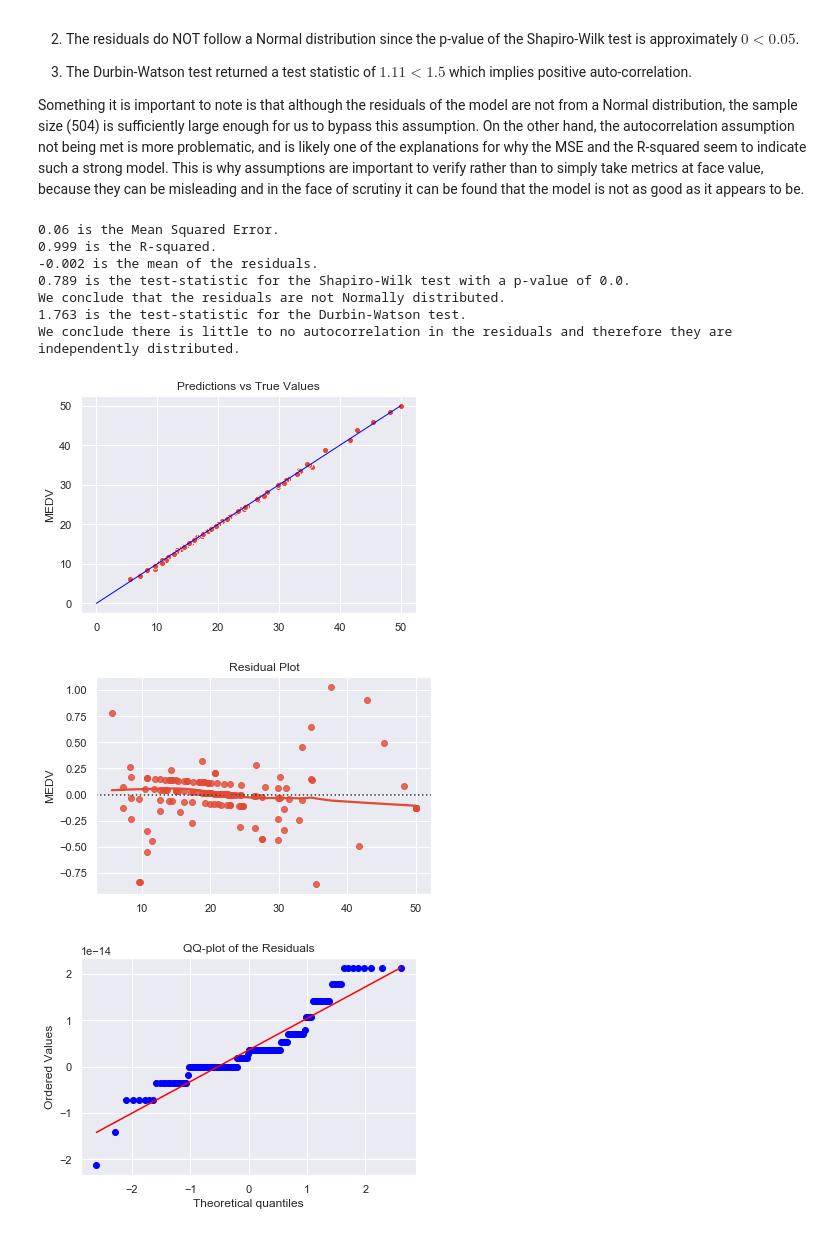
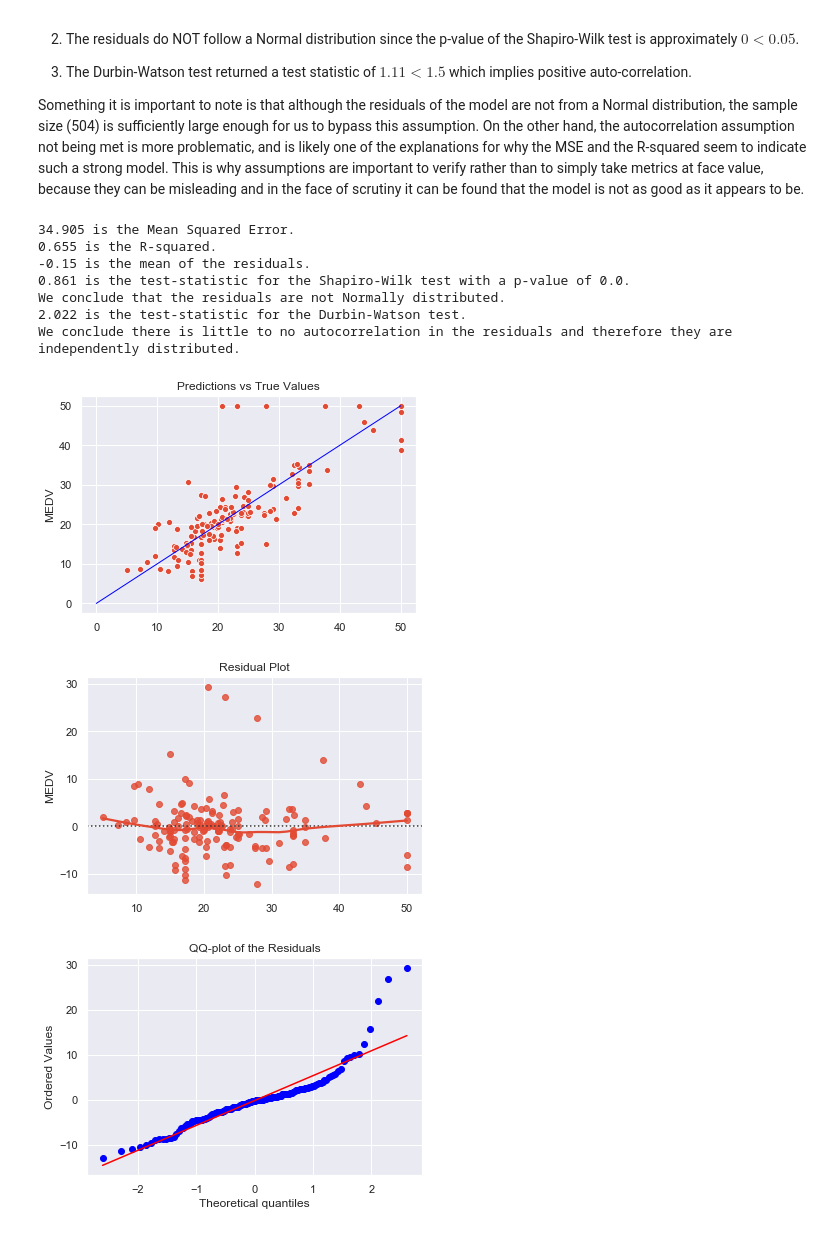
Before and after one commit to jstevenr/housing-price-regression, a Jupyter notebook: housing-prices.ipynb, the cells around one changed output. Cells and saved outputs as stored; diff of their text form; code cells hidden in the pictures.

```diff
--- a/housing-prices.ipynb
+++ b/housing-prices.ipynb
@@ -121,7 +124,7 @@ In supervised learning, particularly linear regression as we are utilizing here,
 # %%
 # Assigning the response variable as y and the target variables as X
 y = df['MEDV']
-X = df.drop('MEDV', axis = 1)
+X = pd.DataFrame(boston.data, columns = boston.feature_names)
 
 # drop features that are highly correlated with other features
 # matrix of absolute values of correlation
@@ -132,5 +135,6 @@ upper = corr_matrix.where(np.triu(np.ones(corr_matrix.shape), k=1).astype(np.boo
 
 # Find index of feature columns with correlation greater than 0.75
 to_drop = [column for column in upper.columns if any(upper[column] > 0.75)]
+to_drop.append('MEDV') # adding response variable to drop list
 print(to_drop)
 # %% [output]
@@ -208,20 +229,8 @@ X_test = scaler.transform(X_test)
 # %%
-# function that fits a regression model, prints MSE and R-squared, and returns predictions
-def fit_model(regr, X_train, y_train, y_test):
-    # fit model
-    model = regr.fit(X_train, y_train)
-    y_pred = model.predict(X_test)
+# function that finds the mean of the residuals, tests for Normality and independence
 
-    # Mean Squared Error
-    mse = round(mean_squared_error(y_test, y_pred), 3)
-    print("{} is the Mean Squared Error.".format(mse))
+def residual_tests(residuals):
 
-    # R-squared
-    r_squared = round(model.score(X_test, y_test), 3)
-    print("{} is the R-squared.".format(r_squared))
-
-    # Residuals
-    residuals = y_test - y_pred
     residuals_mean = round(np.mean(residuals), 3)
     print("{} is the mean of the residuals.".format(residuals_mean))
 
@@ -244,8 +253,6 @@ def fit_model(regr, X_train, y_train, y_test):
         print("We conclude there is positive autocorrelation in the residuals.")
     else:
         print("We conclude there is little to no autocorrelation in the residuals and therefore they are independently distributed.")
-
-    return(y_pred)
 # %%
 # function that plots the predicted values against the true values, the residual plot, and the QQ-plot of the residuals
 # requires seaborn and matplotlib.pyplot
@@ -304,22 +323,34 @@ Something it is important to note is that although the residuals of the model ar
 # %%
 # Decision Tree Regression
 regr_DT = DecisionTreeRegressor(random_state = 10)
-predictions_DT = fit_model(regr_DT, X_train, y_train, y_test)
-residuals_DT = y_test - predictions_LR
+model_DT = regr_DT.fit(X_train, y_train)
+predictions_DT = model_DT.predict(X_test)
+
+# MSE
+mse_DT = round(mean_squared_error(y_test, predictions_DT), 3)
+print("{} is the Mean Squared Error.".format(mse_DT))
+
+# R-squared
+r2_DT = round(model_DT.score(X_test, y_test), 3)
+print("{} is the R-squared.".format(r2_DT))
+
+# Residuals
+residuals_DT = y_test - predictions_DT
+residual_tests(residuals_DT)
 
 # Plotting
 plot_model_diagnostics(predictions_DT, y_test, residuals_DT)
 # %% [output]
-0.06 is the Mean Squared Error.
-0.999 is the R-squared.
--0.002 is the mean of the residuals.
-0.789 is the test-statistic for the Shapiro-Wilk test with a p-value of 0.0.
+34.905 is the Mean Squared Error.
+0.655 is the R-squared.
+-0.15 is the mean of the residuals.
+0.861 is the test-statistic for the Shapiro-Wilk test with a p-value of 0.0.
 We conclude that the residuals are not Normally distributed.
-1.763 is the test-statistic for the Durbin-Watson test.
+2.022 is the test-statistic for the Durbin-Watson test.
 We conclude there is little to no autocorrelation in the residuals and therefore they are independently distributed.
-[figure, old version]
+[figure, new version]
-[figure, old version]
+[figure, new version]
-[figure, old version]
+[figure, new version]
 # %%
 # Random Forest Regressor
 regr_RF = RandomForestRegressor()
```
Also changed, not shown: parts of 16 cells of this notebook.
